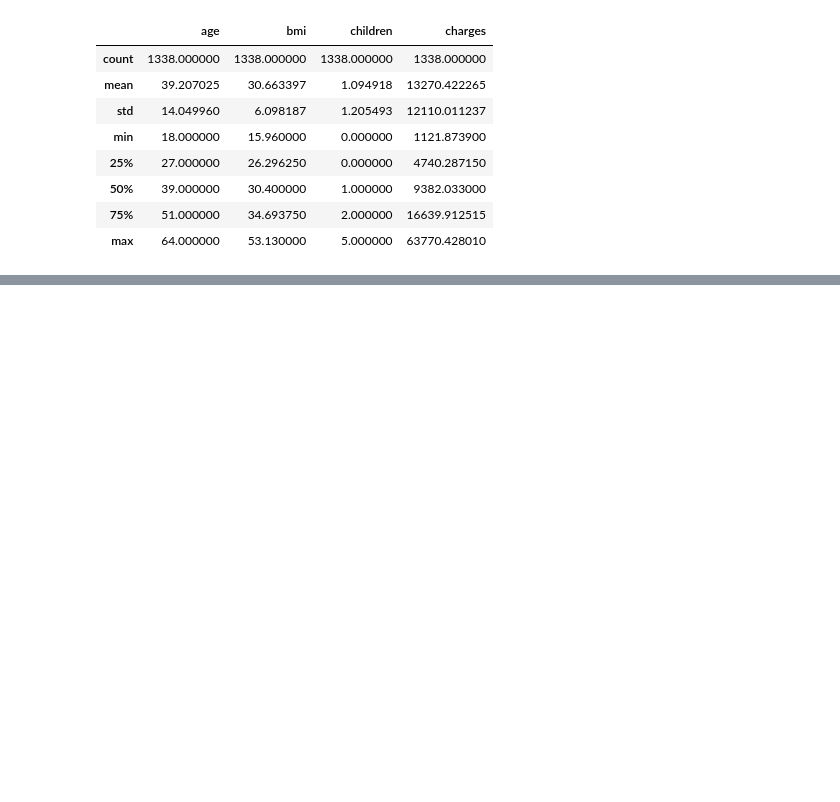
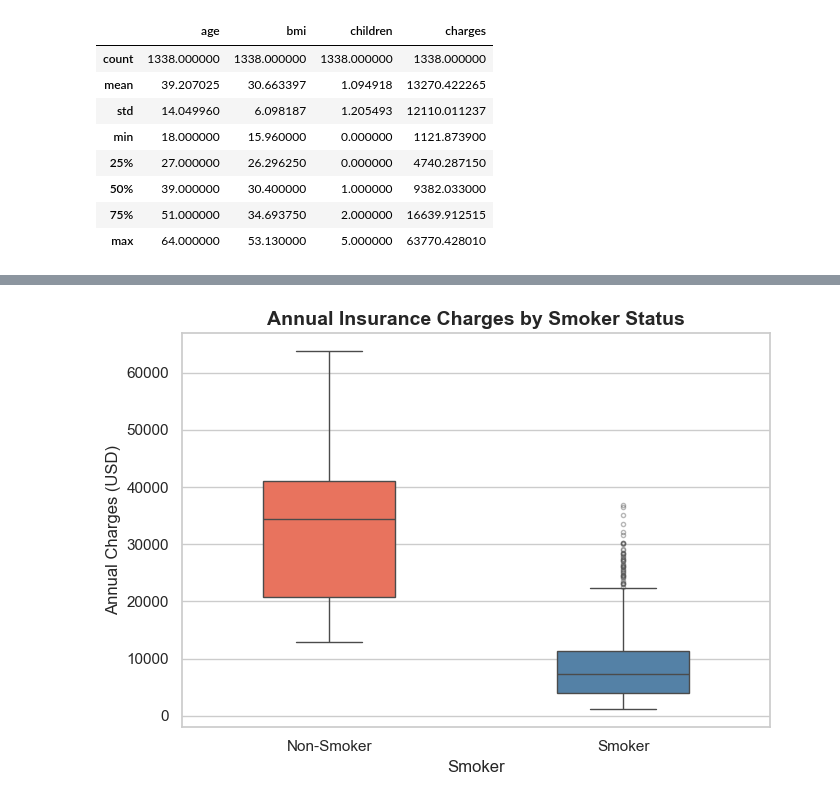
Before and after one commit to sbodrero/conduct-a-statistical-analysis-using-python, a Jupyter notebook: analysis.ipynb, the cells around one changed output, grey strips where cells are left out. Cells and saved outputs as stored; diff of their text form; code cells hidden in the pictures; blank space fills up the shorter version.

```diff
--- a/analysis.ipynb
+++ b/analysis.ipynb
@@ -120,0 +226,24 @@ df.describe()
+# %%
+fig, ax = plt.subplots(figsize=(7, 5))
+
+sns.boxplot(
+    data=df,
+    x="smoker",
+    y="charges",
+    hue="smoker",
+    palette={"no": "steelblue", "yes": "tomato"},
+    width=0.45,
+    flierprops=dict(marker="o", alpha=0.4, markersize=3),
+    ax=ax,
+    legend=False
+)
+
+ax.set_title("Annual Insurance Charges by Smoker Status", fontsize=14, fontweight="bold")
+ax.set_xlabel("Smoker", fontsize=12)
+ax.set_ylabel("Annual Charges (USD)", fontsize=12)
+ax.set_xticklabels(["Non-Smoker", "Smoker"], fontsize=11)
+
+plt.tight_layout()
+plt.show()
+# %% [output]
+[figure, added]
```
Also changed, not shown: parts of 21 cells of this notebook, 2 other files.
